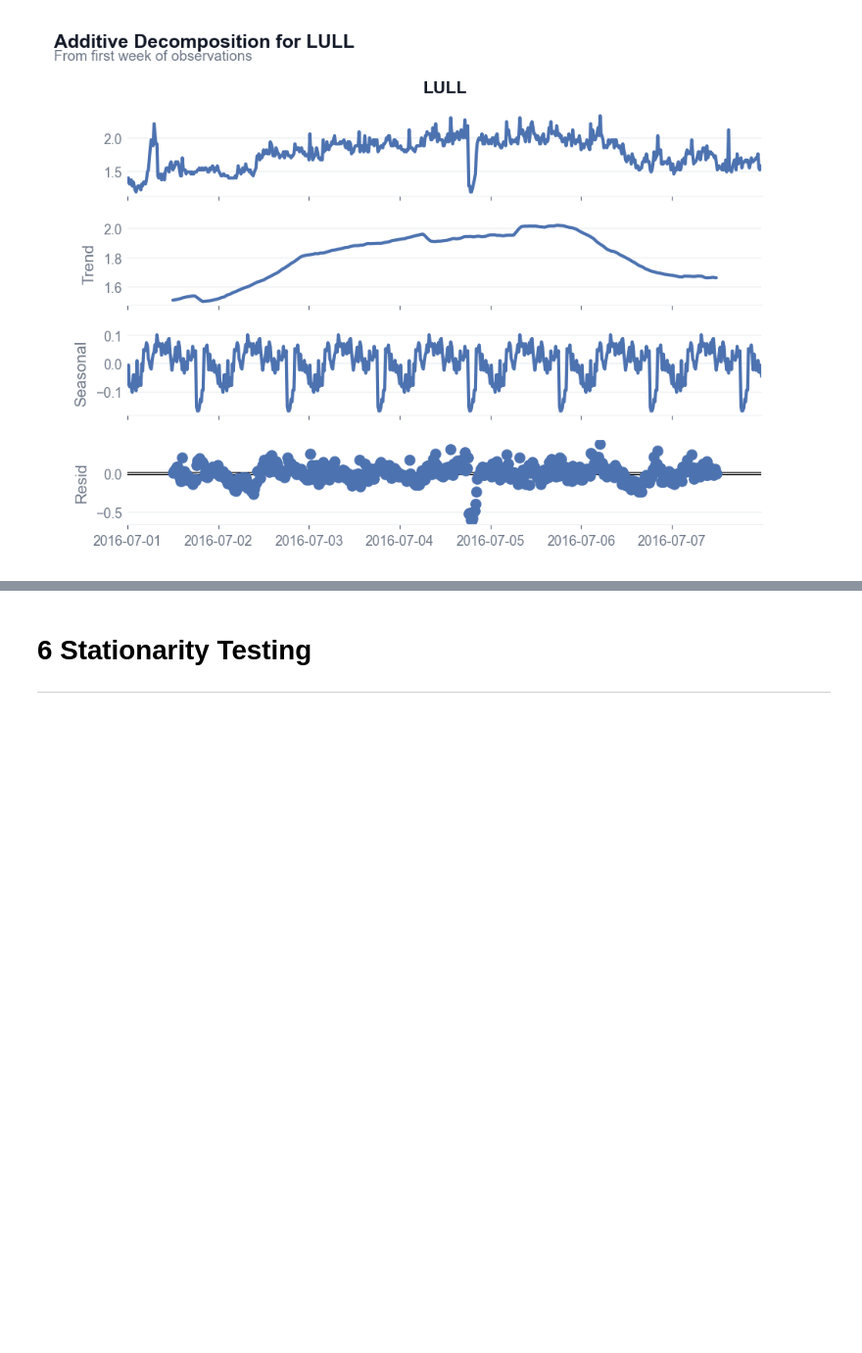
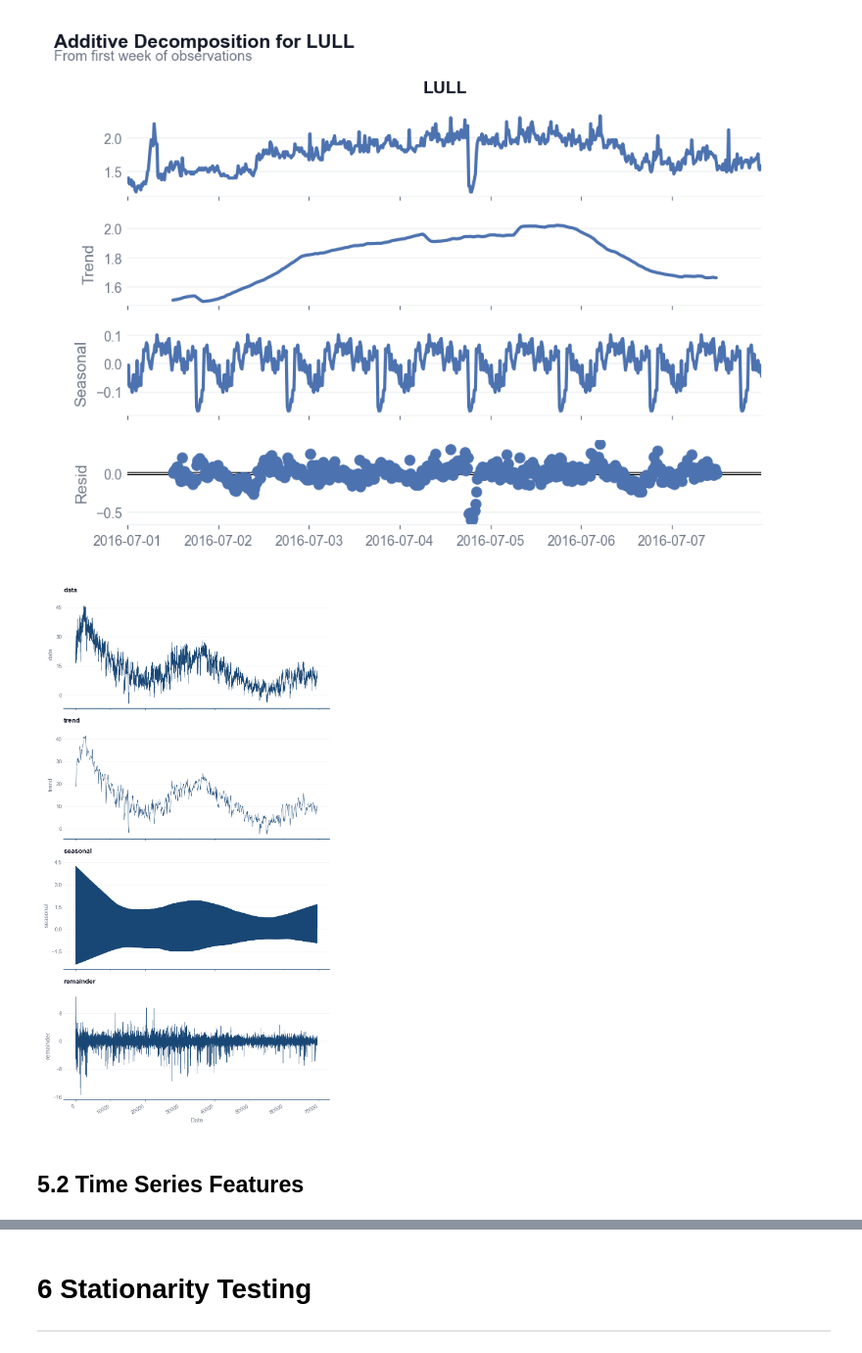
Before and after one commit to stuart-n-wilson/dissertation, a Jupyter notebook: notebooks/01_eda.ipynb, the cells around one changed output, grey strips where cells are left out. Shown at 98% size. Cells and saved outputs as stored; diff of their text form; code cells hidden in the pictures; blank space fills up the shorter version.

Commit message:
Working loop structures up to and including imputed data.

```diff
--- a/notebooks/01_eda.ipynb
+++ b/notebooks/01_eda.ipynb
@@ -245,3 +247,22 @@ plt.tight_layout()
 plt.show()
 # %% [output]
 [figure]
+# %%
+from statsmodels.tsa.seasonal import STL
+
+stl = STL(df.OT, period=35040, robust=False)
+res_stl = stl.fit()
+dcmp = pd.DataFrame({
+    "datetime": df.index,
+    "data": df.OT,
+    "trend": res_stl.trend,
+    "seasonal": res_stl.seasonal,
+    "remainder": res_stl.resid
+}).set_index("datetime")
+# %%
+plot_features_ts(dcmp, ["data", "trend", "seasonal", "remainder"], rows=4, cols=1)
+plt.show()
+# %% [output]
+[figure, added]
+# %% [markdown]
+## 5.2 Time Series Features
```
Also changed, not shown: parts of 9 cells of this notebook, 4 other files.
